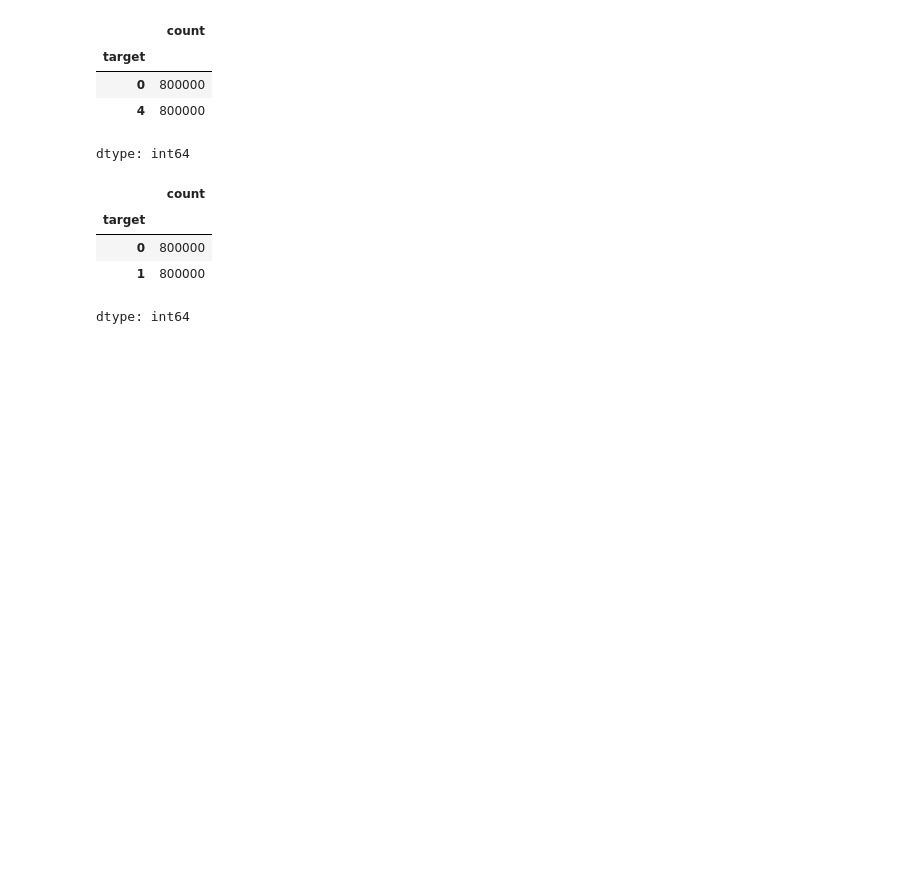
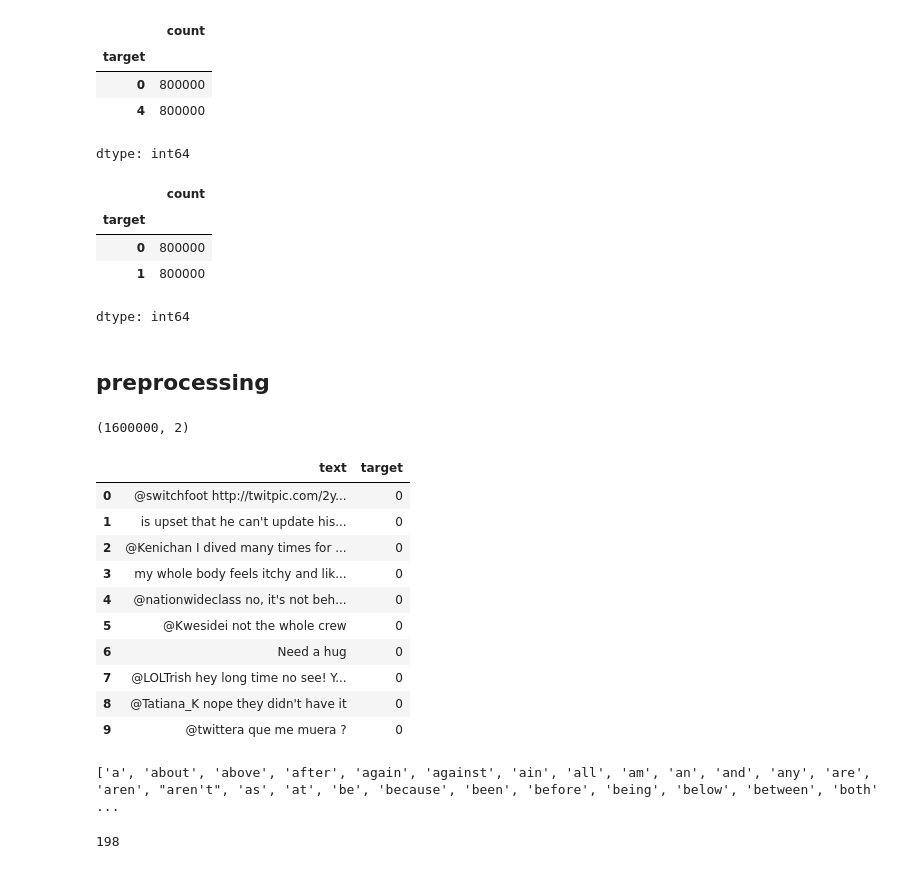
Before and after one commit to kamijoseph/Twitter-Sentiment-Analysis, a Jupyter notebook: DL.ipynb, the cells around one changed output. Cells and saved outputs as stored; diff of their text form; code cells hidden in the pictures; blank space fills up the shorter version.

```diff
--- a/DL.ipynb
+++ b/DL.ipynb
@@ -130,3 +129,35 @@ data["target"].value_counts()
 | 0 | 800000 |
 | 1 | 800000 |
 dtype: int64
+# %% [markdown]
+## preprocessing
+# %%
+# feature text and label target only
+data = data[["text", "target"]]
+data.shape
+# %% [output]
+(1600000, 2)
+# %%
+data.head(10)
+# %% [output]
+|  | text | target |
+| 0 | @switchfoot http://twitpic.com/2y... | 0 |
+| 1 | is upset that he can't update his... | 0 |
+| 2 | @Kenichan I dived many times for ... | 0 |
+| 3 | my whole body feels itchy and lik... | 0 |
+| 4 | @nationwideclass no, it's not beh... | 0 |
+| 5 | @Kwesidei not the whole crew | 0 |
+| 6 | Need a hug | 0 |
+| 7 | @LOLTrish hey long time no see! Y... | 0 |
+| 8 | @Tatiana_K nope they didn't have it | 0 |
+| 9 | @twittera que me muera ? | 0 |
+# %%
+# english stop words
+en_stopwords = stopwords.words("english")
+print(en_stopwords)
+# %% [output]
+['a', 'about', 'above', 'after', 'again', 'against', 'ain', 'all', 'am', 'an', 'and', 'any', 'are', 'aren', "aren't", 'as', 'at', 'be', 'because', 'been', 'before', 'being', 'below', 'between', 'both' ...
+# %%
+len(en_stopwords)
+# %% [output]
+198
```
Also changed, not shown: parts of 9 cells of this notebook.
